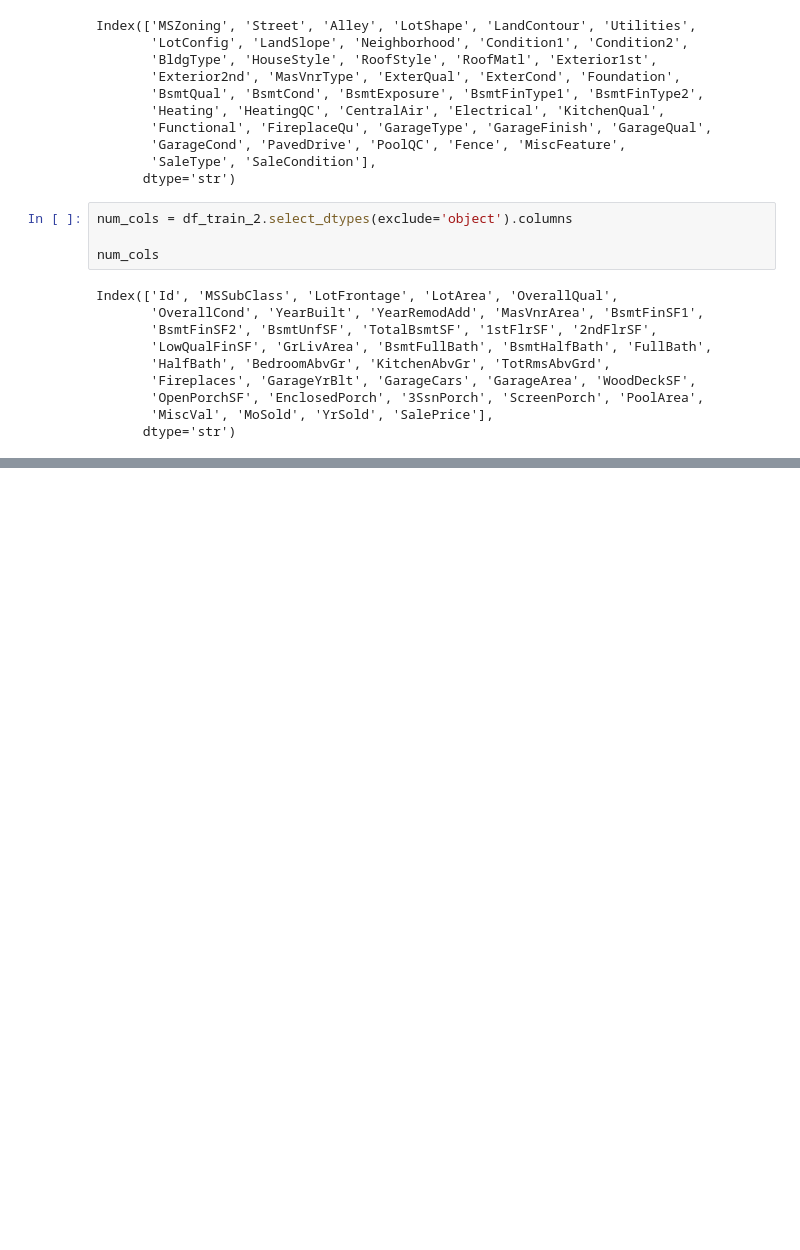
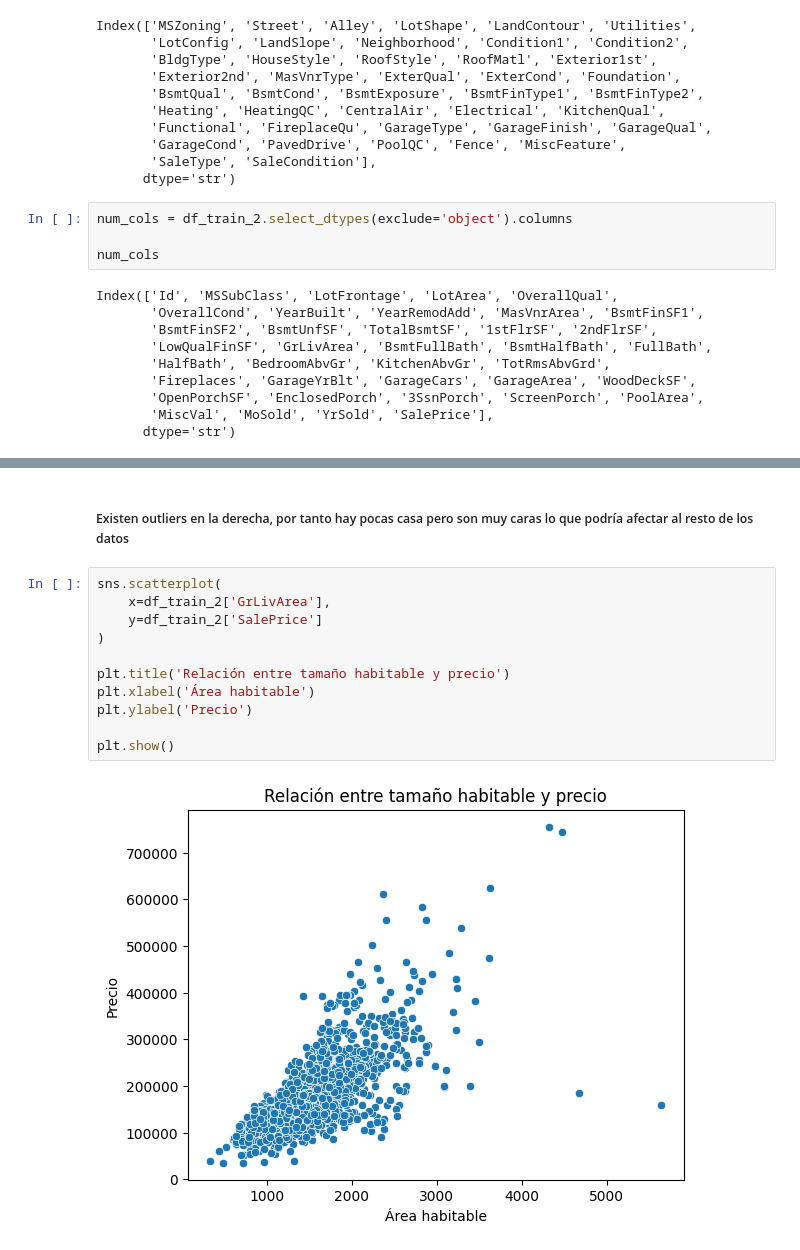
Before and after one commit to contactodiegovega/Precios-vivienda, a Jupyter notebook: notebooks/preprocesamiento.ipynb, the cells around one changed output, grey strips where cells are left out. Drawn from its saved outputs; the diff is of its cells as text; blank space fills up the shorter version.

```diff
--- a/notebooks/preprocesamiento.ipynb
+++ b/notebooks/preprocesamiento.ipynb
@@ -795,0 +808,15 @@ Index(['Id', 'MSSubClass', 'LotFrontage', 'LotArea', 'OverallQual',
+# %% [markdown]
+##### Existen outliers en la derecha, por tanto hay pocas casa pero son muy caras lo que podría afectar al resto de los datos
+# %%
+sns.scatterplot(
+    x=df_train_2['GrLivArea'],
+    y=df_train_2['SalePrice']
+)
+
+plt.title('Relación entre tamaño habitable y precio')
+plt.xlabel('Área habitable')
+plt.ylabel('Precio')
+
+plt.show()
+# %% [output]
+[figure, added]
```
Also changed, not shown: parts of 4 cells of this notebook.
